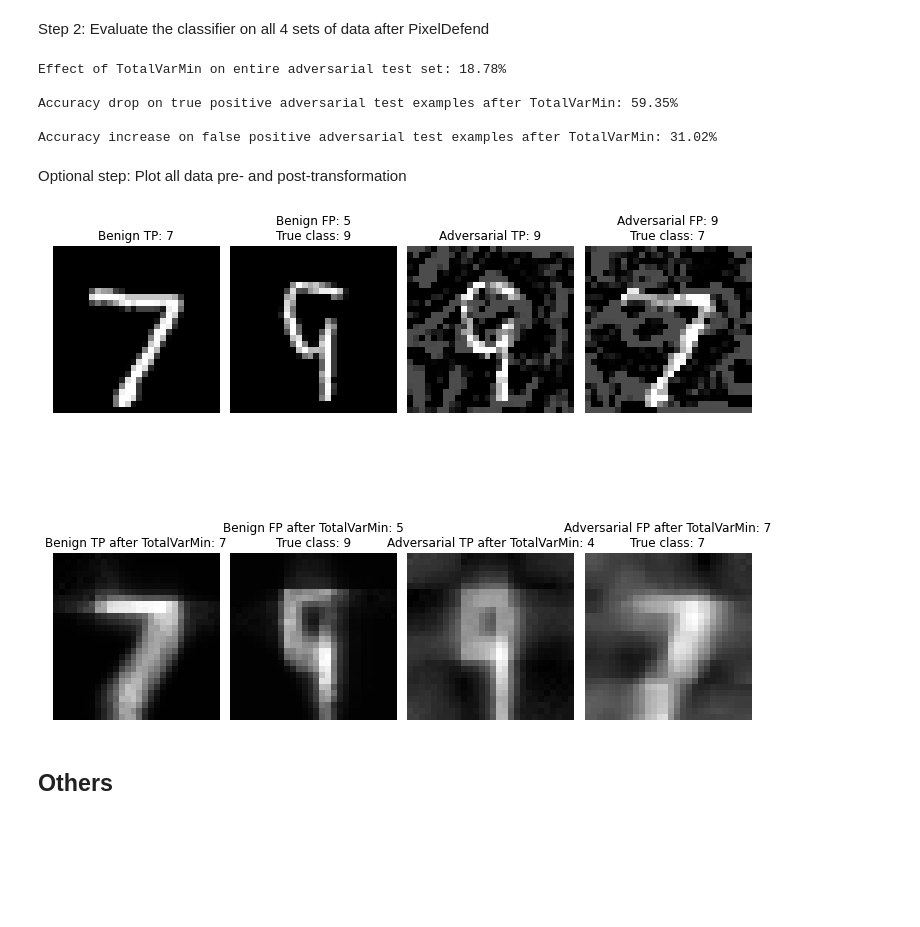
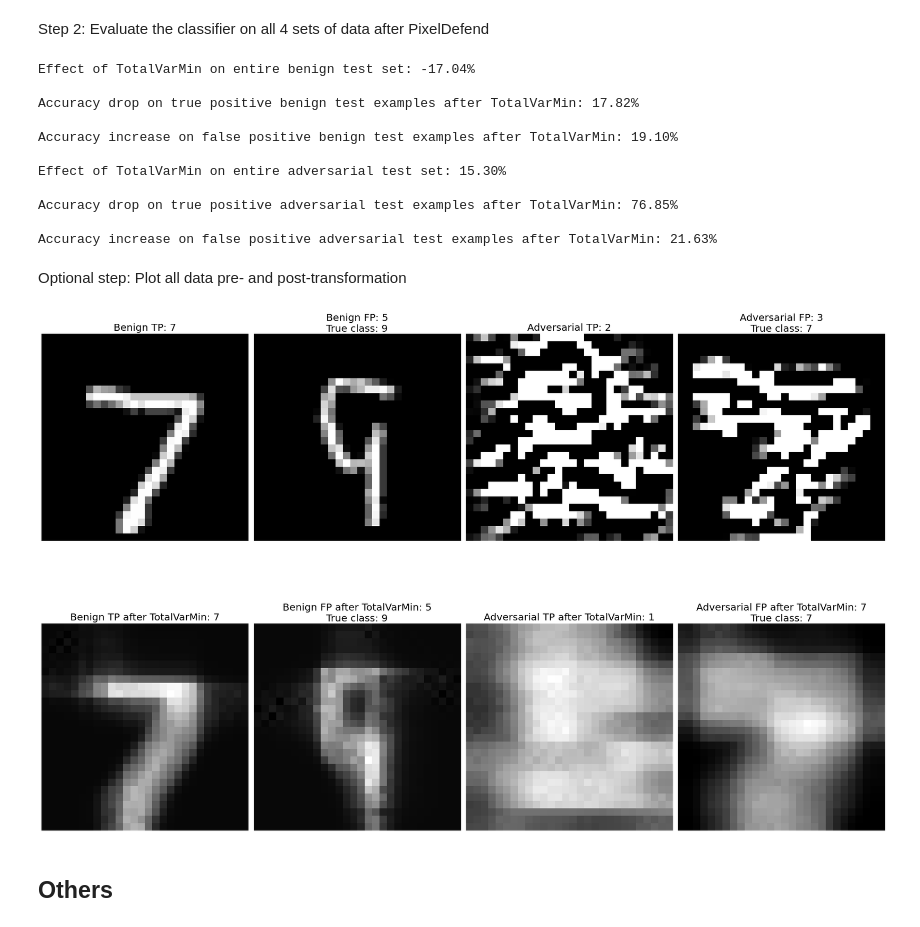
Before and after one commit to aydrienlaw/Adversarial-A.I., a Jupyter notebook: TotalVarMin.ipynb, the cells around one changed output. Drawn from its saved outputs; the diff is of its cells as text; code cells hidden in the pictures; blank space fills up the shorter version.

```diff
--- a/TotalVarMin.ipynb
+++ b/TotalVarMin.ipynb
@@ -228,10 +228,10 @@ Step 3: Craft adversarial examples
 # %% [markdown]
 *Adversarial Examples*
 # %%
-attack_name = 'NewtonFool'
-dataset = 'MARVEL'
-%store -r x_test_Newton_MARVEL
-x_test_adv = x_test_Newton_MARVEL
+attack_name = 'DeepFool'
+dataset = 'MNIST'
+%store -r x_test_Deep_MNIST
+x_test_adv = x_test_Deep_MNIST
 # %% [markdown]
 Step 4: Evaluate the classifier on the adversarial test set
 # %%
@@ -304,9 +304,9 @@ Step 1: Transform input
 # %%
 defence = TotalVarMin(verbose=True)
 # %%
-# x_test_cln_tvm = defence(x_test_cln*255)[0] / 255
-# x_test_cln_tp_tvm = defence(x_test_cln_tp * 255)[0] / 255
-# x_test_cln_fp_tvm = defence(x_test_cln_fp * 255)[0] / 255
+x_test_cln_tvm = defence(x_test_cln*255)[0] / 255
+x_test_cln_tp_tvm = defence(x_test_cln_tp * 255)[0] / 255
+x_test_cln_fp_tvm = defence(x_test_cln_fp * 255)[0] / 255
 # %%
 x_test_adv_tvm = defence(x_test_adv*255)[0] / 255
 x_test_adv_tp_tvm = defence(x_test_adv_tp * 255)[0] / 255
@@ -330,27 +330,33 @@ accuracy_cln_fp_tvm = np.sum(np.argmax(predictions_cln_fp_tvm, axis=1) == np.arg
 
 print("\nAccuracy increase on false positive benign test examples after TotalVarMin: {:.2f}%".format(accuracy_cln_fp_tvm * 100))
 
-predictions_adv_tvm = classifier.predict(x_test_adv_tvm_Deep)
+predictions_adv_tvm = classifier.predict(x_test_adv_tvm)
 accuracy_adv_tvm = np.sum(np.argmax(predictions_adv_tvm, axis=1) == np.argmax(y_test_cln, axis=1)) / len(y_test_cln)
 
 print("\nEffect of TotalVarMin on entire adversarial test set: {:.2f}%".format((accuracy_adv_tvm-accuracy_adv) * 100))
 
-predictions_adv_tp_tvm = classifier.predict(x_test_adv_tp_tvm_Deep)
+predictions_adv_tp_tvm = classifier.predict(x_test_adv_tp_tvm)
 accuracy_adv_tp_tvm = np.sum(np.argmax(predictions_adv_tp_tvm, axis=1) == np.argmax(y_test_adv_tp, axis=1)) / len(y_test_adv_tp)
 
 # print("\nAccuracy on true positive adversarial test examples after TotalVarMin: {:.2f}%".format(accuracy_adv_tp_tvm * 100))
 print("\nAccuracy drop on true positive adversarial test examples after TotalVarMin: {:.2f}%".format((1 - accuracy_adv_tp_tvm) * 100))
 
-predictions_adv_fp_tvm = classifier.predict(x_test_adv_fp_tvm_Deep)
+predictions_adv_fp_tvm = classifier.predict(x_test_adv_fp_tvm)
 accuracy_adv_fp_tvm = np.sum(np.argmax(predictions_adv_fp_tvm, axis=1) == np.argmax(y_test_adv_fp, axis=1)) / len(y_test_adv_fp)
 
 print("\nAccuracy increase on false positive adversarial test examples after TotalVarMin: {:.2f}%".format(accuracy_adv_fp_tvm * 100))
 # %% [output]
-Effect of TotalVarMin on entire adversarial test set: 18.78%
+Effect of TotalVarMin on entire benign test set: -17.04%
 
-Accuracy drop on true positive adversarial test examples after TotalVarMin: 59.35%
+Accuracy drop on true positive benign test examples after TotalVarMin: 17.82%
 
-Accuracy increase on false positive adversarial test examples after TotalVarMin: 31.02%
+Accuracy increase on false positive benign test examples after TotalVarMin: 19.10%
+
+Effect of TotalVarMin on entire adversarial test set: 15.30%
+
+Accuracy drop on true positive adversarial test examples after TotalVarMin: 76.85%
+
+Accuracy increase on false positive adversarial test examples after TotalVarMin: 21.63%
 # %% [markdown]
 Optional step: Plot all data pre- and post-transformation
 # %%
@@ -383,32 +389,32 @@ ax = plt.subplot(2, 4, 2+4)
 plt.imshow(x_test_cln_fp_tvm[0], cmap='gray')
 ax.set_title('Benign FP after TotalVarMin: {:}\nTrue class: {:}'.format(np.argmax(predictions_cln_fp_tvm,axis=1)[0], np.argmax(y_test_cln_fp,axis=1)[0]), fontsize=20, loc='center', wrap=True)
 plt.axis("off")
 
 #Plot adversarial true positives
 ax = plt.subplot(2, 4, 3)
 plt.imshow(x_test_adv_tp[0], cmap='gray')
 ax.set_title('Adversarial TP: {:}'.format(np.argmax(predictions_adv_tp,axis=1)[0]), fontsize=20, loc='center', wrap=True)
 plt.axis("off")
 
 ax = plt.subplot(2, 4, 3+4)
 plt.imshow(x_test_adv_tp_tvm[0], cmap='gray')
 ax.set_title('Adversarial TP after TotalVarMin: {:}'.format(np.argmax(predictions_adv_tp_tvm,axis=1)[0]), fontsize=20, loc='center', wrap=True)
 plt.axis("off")
 
 #Plot adversarial false positivies
 ax = plt.subplot(2, 4, 4)
 plt.imshow(x_test_adv_fp[0], cmap='gray')
 ax.set_title('Adversarial FP: {:}\nTrue class: {:}'.format(np.argmax(predictions_adv_fp,axis=1)[0], np.argmax(y_test_adv_fp,axis=1)[0]), fontsize=20, loc='center', wrap=True)
 plt.axis("off")
 
 ax = plt.subplot(2, 4, 4+4)
 plt.imshow(x_test_adv_fp_tvm[0], cmap='gray')
 ax.set_title('Adversarial FP after TotalVarMin: {:}\nTrue class: {:}'.format(np.argmax(predictions_adv_fp_tvm,axis=1)[0], np.argmax(y_test_adv_fp,axis=1)[0]), fontsize=20, loc='center', wrap=True)
 plt.axis("off")
 
-image_path = '/home/cyber/Desktop/Adrian/Plots/TotalVarMin - {:} - {:}.png'.format(attack_name, dataset)
+image_path = '/home/cyber/Desktop/Adrian/Plots/TotalVarMin_{:}_{:}.png'.format(dataset, attack_name)
 plt.savefig(image_path, dpi=500, transparent=True)
 plt.tight_layout()
 plt.show()
 # %% [output]
-[figure, old version]
+[figure, new version]
```
Also changed, not shown: parts of 11 cells of this notebook, 2 other files.
